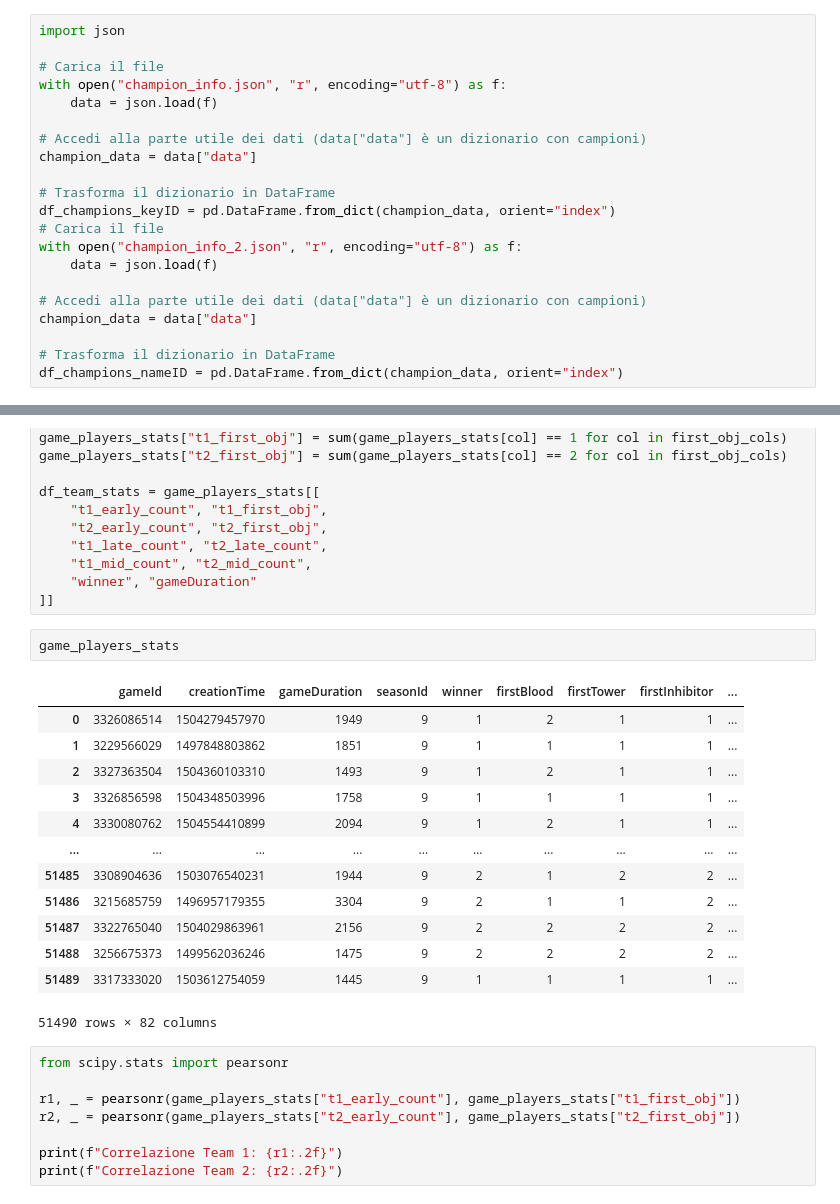
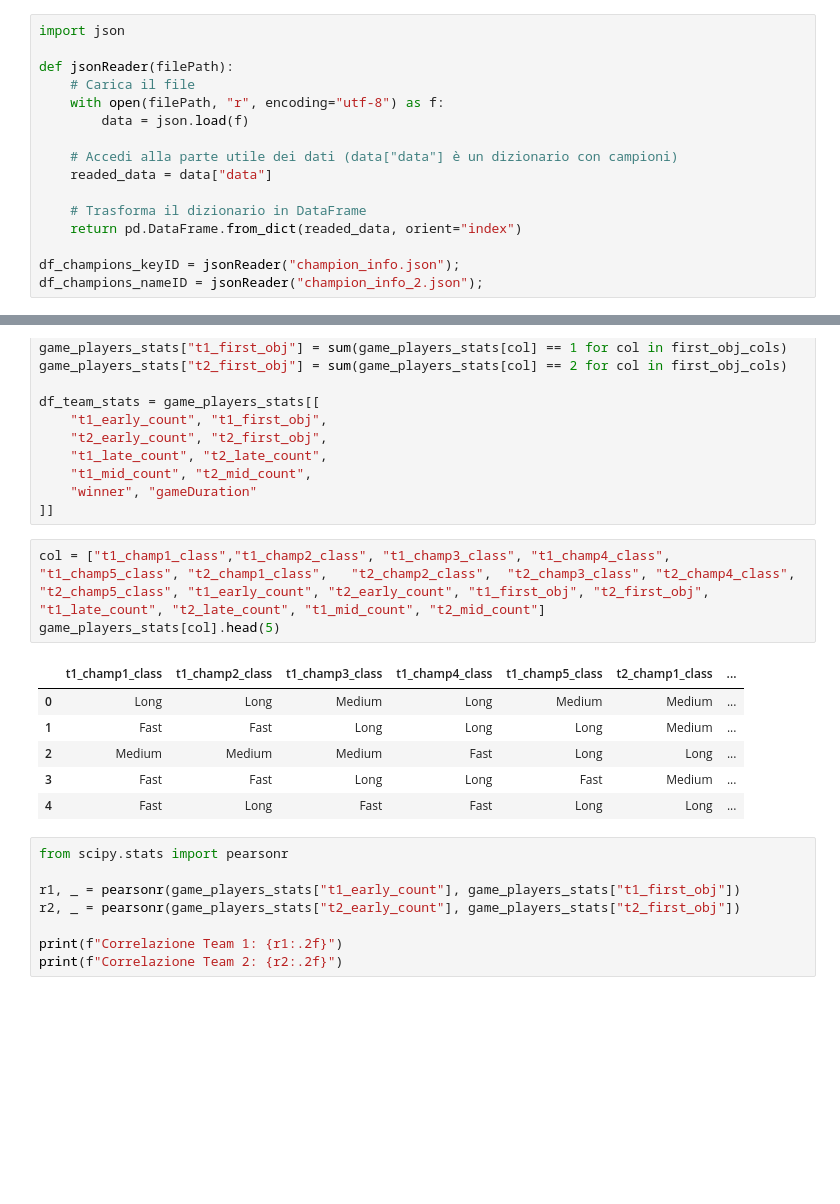
Before and after one commit to FedeDL777/DIP-Project, a Jupyter notebook: main.ipynb, the cells around one changed output, grey strips where cells are left out. Drawn from its saved outputs; the diff is of its cells as text; blank space fills up the shorter version.

```diff
--- a/main.ipynb
+++ b/main.ipynb
@@ -70,24 +70,19 @@ games_data = pd.read_csv("games.csv")
 # %%
 import json
 
-# Carica il file
-with open("champion_info.json", "r", encoding="utf-8") as f:
-    data = json.load(f)
+def jsonReader(filePath):
+    # Carica il file
+    with open(filePath, "r", encoding="utf-8") as f:
+        data = json.load(f)
 
-# Accedi alla parte utile dei dati (data["data"] è un dizionario con campioni)
-champion_data = data["data"]
+    # Accedi alla parte utile dei dati (data["data"] è un dizionario con campioni)
+    readed_data = data["data"]
 
-# Trasforma il dizionario in DataFrame
-df_champions_keyID = pd.DataFrame.from_dict(champion_data, orient="index")
-# Carica il file
-with open("champion_info_2.json", "r", encoding="utf-8") as f:
-    data = json.load(f)
+    # Trasforma il dizionario in DataFrame
+    return pd.DataFrame.from_dict(readed_data, orient="index")
 
-# Accedi alla parte utile dei dati (data["data"] è un dizionario con campioni)
-champion_data = data["data"]
-
-# Trasforma il dizionario in DataFrame
-df_champions_nameID = pd.DataFrame.from_dict(champion_data, orient="index")
+df_champions_keyID = jsonReader("champion_info.json");
+df_champions_nameID = jsonReader("champion_info_2.json");
 # %%
 # L'anima del drago è un bonus che riceve una squadra se ha ucciso almeno quattro draghi.
 games_data["t1_hasDragonSoul"] = games_data["t1_dragonKills"] >= 4
@@ -748,21 +697,15 @@ df_team_stats = game_players_stats[[
     "winner", "gameDuration"
 ]]
 # %%
-game_players_stats
+col = ["t1_champ1_class","t1_champ2_class",	"t1_champ3_class", "t1_champ4_class", "t1_champ5_class", "t2_champ1_class",	"t2_champ2_class",	"t2_champ3_class", "t2_champ4_class", "t2_champ5_class", "t1_early_count", "t2_early_count", "t1_first_obj", "t2_first_obj", "t1_late_count", "t2_late_count", "t1_mid_count", "t2_mid_count"]
+game_players_stats[col].head(5)
 # %% [output]
-|  | gameId | creationTime | gameDuration | seasonId | winner | firstBlood | firstTower | firstInhibitor | ... |
-| 0 | 3326086514 | 1504279457970 | 1949 | 9 | 1 | 2 | 1 | 1 | ... |
-| 1 | 3229566029 | 1497848803862 | 1851 | 9 | 1 | 1 | 1 | 1 | ... |
-| 2 | 3327363504 | 1504360103310 | 1493 | 9 | 1 | 2 | 1 | 1 | ... |
-| 3 | 3326856598 | 1504348503996 | 1758 | 9 | 1 | 1 | 1 | 1 | ... |
-| 4 | 3330080762 | 1504554410899 | 2094 | 9 | 1 | 2 | 1 | 1 | ... |
-| ... | ... | ... | ... | ... | ... | ... | ... | ... | ... |
-| 51485 | 3308904636 | 1503076540231 | 1944 | 9 | 2 | 1 | 2 | 2 | ... |
-| 51486 | 3215685759 | 1496957179355 | 3304 | 9 | 2 | 1 | 1 | 2 | ... |
-| 51487 | 3322765040 | 1504029863961 | 2156 | 9 | 2 | 2 | 2 | 2 | ... |
-| 51488 | 3256675373 | 1499562036246 | 1475 | 9 | 2 | 2 | 2 | 2 | ... |
-| 51489 | 3317333020 | 1503612754059 | 1445 | 9 | 1 | 1 | 1 | 1 | ... |
+|  | t1_champ1_class | t1_champ2_class | t1_champ3_class | t1_champ4_class | t1_champ5_class | t2_champ1_class | ... |
+| 0 | Long | Long | Medium | Long | Medium | Medium | ... |
+| 1 | Fast | Fast | Long | Long | Long | Medium | ... |
+| 2 | Medium | Medium | Medium | Fast | Long | Long | ... |
+| 3 | Fast | Fast | Long | Long | Fast | Medium | ... |
+| 4 | Fast | Long | Fast | Fast | Long | Long | ... |
-51490 rows × 82 columns
 # %%
 from scipy.stats import pearsonr
 
```
Also changed, not shown: parts of 15 cells of this notebook.
